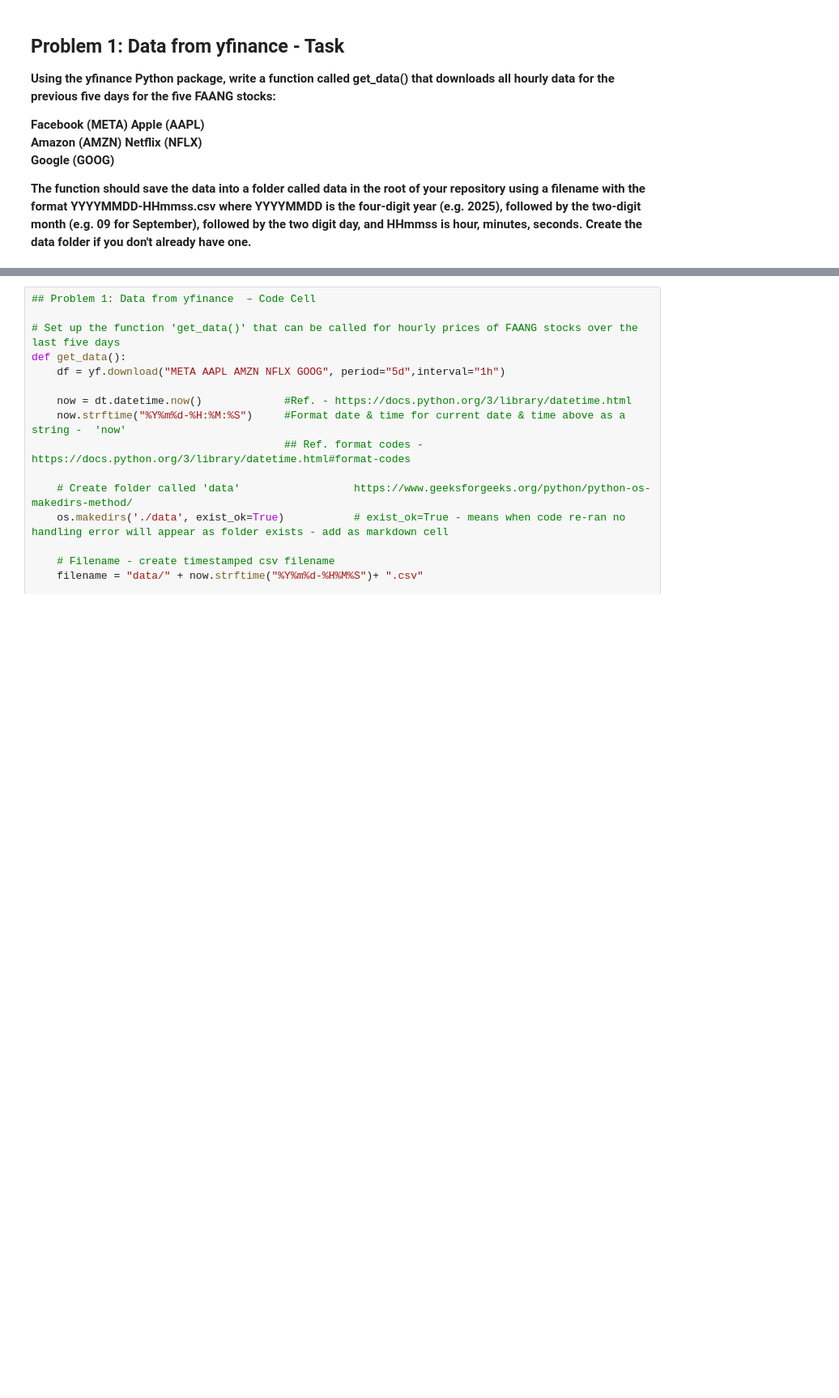
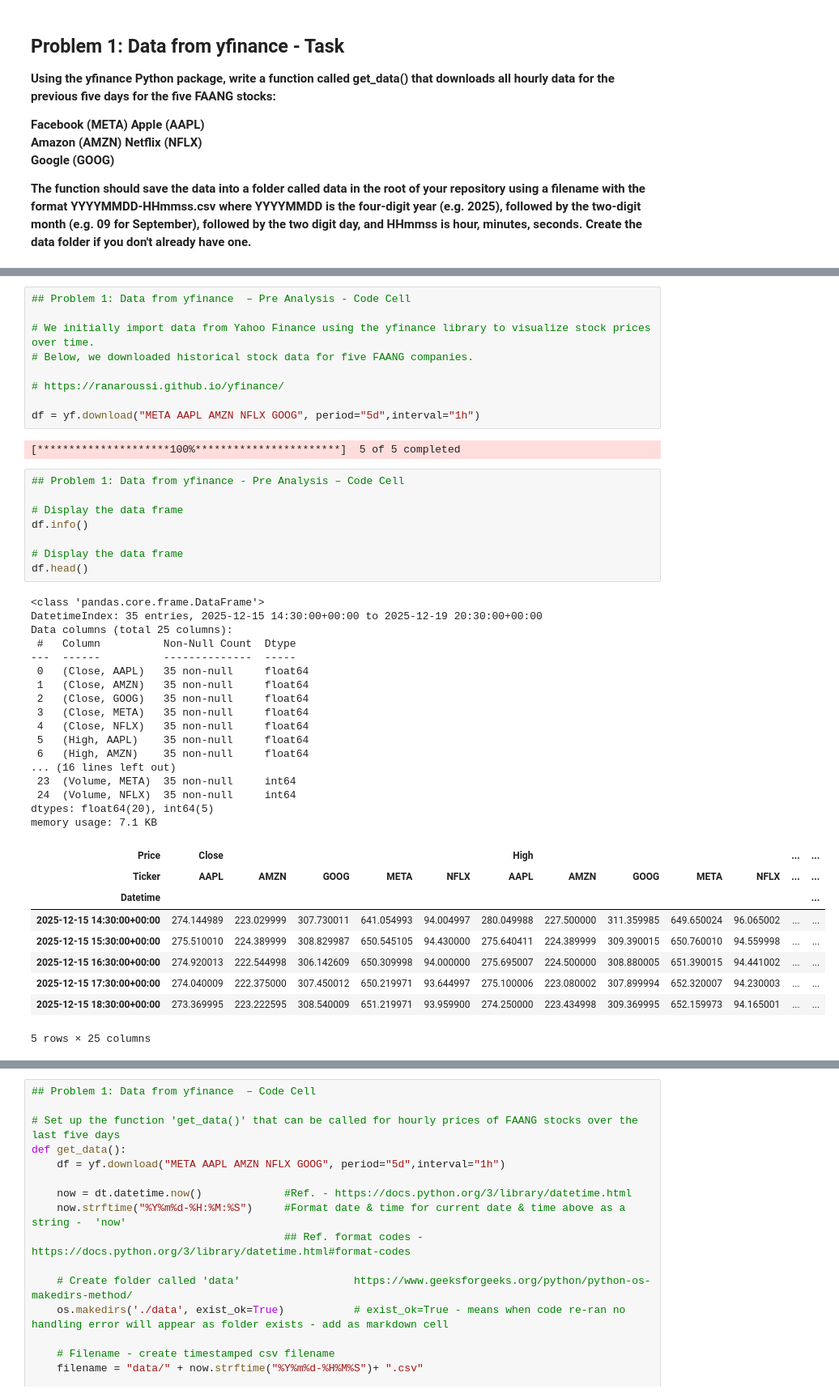
Before and after one commit to Mr-Scarf/computer-infrastructure, a Jupyter notebook: problems.ipynb, the cells around one changed output, grey strips where cells are left out. Shown: that part at 81% size. Cells and saved outputs as stored; diff of their text form; blank space fills up the shorter version.

Commit message:
Amend structure of Problems notebook + commentary

```diff
--- a/problems.ipynb
+++ b/problems.ipynb
@@ -93 +122,47 @@ import os
+# %%
+## Problem 1: Data from yfinance  – Pre Analysis - Code Cell
+
+# We initially import data from Yahoo Finance using the yfinance library to visualize stock prices over time.
+# Below, we downloaded historical stock data for five FAANG companies.
+
+# https://ranaroussi.github.io/yfinance/
+
+df = yf.download("META AAPL AMZN NFLX GOOG", period="5d",interval="1h")
+# %% [output]
+[*********************100%***********************]  5 of 5 completed
+# %%
+## Problem 1: Data from yfinance - Pre Analysis – Code Cell
+
+# Display the data frame
+df.info()
+
+# Display the data frame
+df.head()
+# %% [output]
+<class 'pandas.core.frame.DataFrame'>
+DatetimeIndex: 35 entries, 2025-12-15 14:30:00+00:00 to 2025-12-19 20:30:00+00:00
+Data columns (total 25 columns):
+ #   Column          Non-Null Count  Dtype
+---  ------          --------------  -----
+ 0   (Close, AAPL)   35 non-null     float64
+ 1   (Close, AMZN)   35 non-null     float64
+ 2   (Close, GOOG)   35 non-null     float64
+ 3   (Close, META)   35 non-null     float64
+ 4   (Close, NFLX)   35 non-null     float64
+ 5   (High, AAPL)    35 non-null     float64
+ 6   (High, AMZN)    35 non-null     float64
+... (16 lines left out)
+ 23  (Volume, META)  35 non-null     int64
+ 24  (Volume, NFLX)  35 non-null     int64
+dtypes: float64(20), int64(5)
+memory usage: 7.1 KB
+| Price | Close |  |  |  |  | High |  |  |  |  | ... | ... |
+| Ticker | AAPL | AMZN | GOOG | META | NFLX | AAPL | AMZN | GOOG | META | NFLX | ... | ... |
+| Datetime |  |  |  |  |  |  |  |  |  |  |  | ... |
+| 2025-12-15 14:30:00+00:00 | 274.144989 | 223.029999 | 307.730011 | 641.054993 | 94.004997 | 280.049988 | 227.500000 | 311.359985 | 649.650024 | 96.065002 | ... | ... |
+| 2025-12-15 15:30:00+00:00 | 275.510010 | 224.389999 | 308.829987 | 650.545105 | 94.430000 | 275.640411 | 224.389999 | 309.390015 | 650.760010 | 94.559998 | ... | ... |
+| 2025-12-15 16:30:00+00:00 | 274.920013 | 222.544998 | 306.142609 | 650.309998 | 94.000000 | 275.695007 | 224.500000 | 308.880005 | 651.390015 | 94.441002 | ... | ... |
+| 2025-12-15 17:30:00+00:00 | 274.040009 | 222.375000 | 307.450012 | 650.219971 | 93.644997 | 275.100006 | 223.080002 | 307.899994 | 652.320007 | 94.230003 | ... | ... |
+| 2025-12-15 18:30:00+00:00 | 273.369995 | 223.222595 | 308.540009 | 651.219971 | 93.959900 | 274.250000 | 223.434998 | 309.369995 | 652.159973 | 94.165001 | ... | ... |
+5 rows × 25 columns
 # %% [markdown]
```
Also changed, not shown: parts of 9 cells of this notebook.
